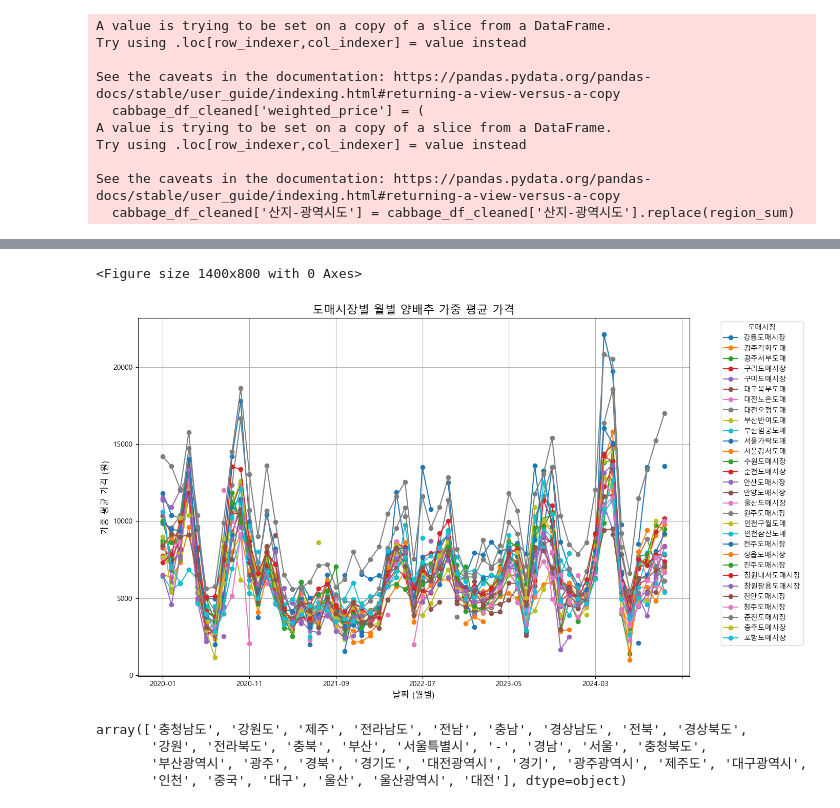
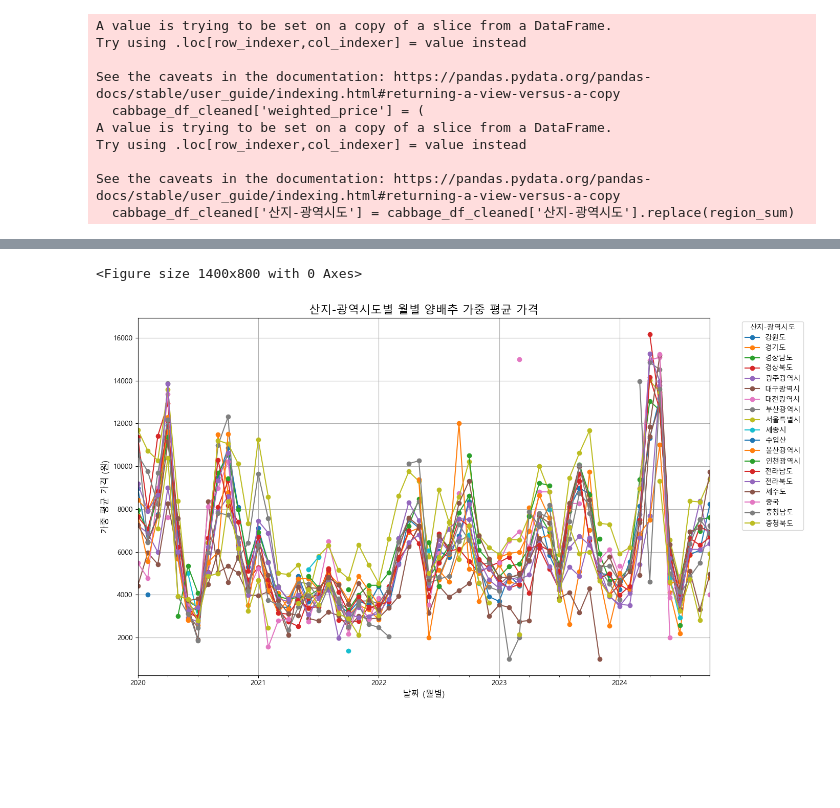
Before and after one commit to cocomong2/second-project, a Jupyter notebook: Mook/cabbage.ipynb, the cells around one changed output, grey strips where cells are left out. Cells and saved outputs as stored; diff of their text form; code cells hidden in the pictures; blank space fills up the shorter version.

```diff
--- a/Mook/cabbage.ipynb
+++ b/Mook/cabbage.ipynb
@@ -4,7 +4,7 @@ import numpy as np
 import matplotlib.pyplot as plt
 import seaborn as sns
 # %%
-cabbage_df = pd.read_excel("D:/humanda/WORKSPACE/projects_mook/data-files2/양배추_가격.xlsx", engine='openpyxl')
+cabbage_df = pd.read_excel("data-files/양배추_가격.xlsx", engine='openpyxl')
 # %%
 cabbage_df.info()
 # %% [output]
@@ -28,0 +30,2 @@ memory usage: 466.0+ KB
+# %%
+cabbage_df['DATE'] = pd.to_datetime(cabbage_df['DATE'], format='%Y-%m')
@@ -119,32 +178,28 @@ plt.show()
 # %%
+#광역시도별 월별 가격시각화
+
 import matplotlib.pyplot as plt
 
 #한글
 import matplotlib.pyplot as plt
 plt.rcParams['font.family'] ='Malgun Gothic'
 plt.rcParams['axes.unicode_minus'] =False
 
+weighted_avg_ragion = weighted_avg_ragion[weighted_avg_ragion['산지-광역시도'] != '-']
 
-cabbage_market_pivot = weighted_avg_market.pivot(index='DATE', columns='도매시장', values='가중평균가격')
+cabbage_ragion_pivot = weighted_avg_ragion.pivot(index='DATE', columns='산지-광역시도', values='가중평균가격')
 
 plt.figure(figsize=(14, 8))
-cabbage_market_pivot.plot(kind='line', figsize=(14, 8), marker='o')
+cabbage_ragion_pivot.plot(kind='line', figsize=(14, 8), marker='o')
 
-plt.title('도매시장별 월별 양배추 가중 평균 가격', fontsize=16)
+plt.title('산지-광역시도별 월별 양배추 가중 평균 가격', fontsize=16)
 plt.xlabel('날짜 (월별)', fontsize=12)
 plt.ylabel('가중 평균 가격 (원)', fontsize=12)
 plt.grid(True)
-plt.legend(title='도매시장', bbox_to_anchor=(1.05, 1), loc='upper left')
+plt.legend(title='산지-광역시도', bbox_to_anchor=(1.05, 1), loc='upper left')
 
 plt.tight_layout()
 plt.show()
 # %% [output]
 <Figure size 1400x800 with 0 Axes>
-[figure, old version]
+[figure, new version]
-# %%
-cabbage_df['산지-광역시도'].unique()
-# %% [output]
-array(['충청남도', '강원도', '제주', '전라남도', '전남', '충남', '경상남도', '전북', '경상북도',
-       '강원', '전라북도', '충북', '부산', '서울특별시', '-', '경남', '서울', '충청북도',
-       '부산광역시', '광주', '경북', '경기도', '대전광역시', '경기', '광주광역시', '제주도', '대구광역시',
-       '인천', '중국', '대구', '울산', '울산광역시', '대전'], dtype=object)
```
Also changed, not shown: parts of 25 cells of this notebook, 13 other files.
